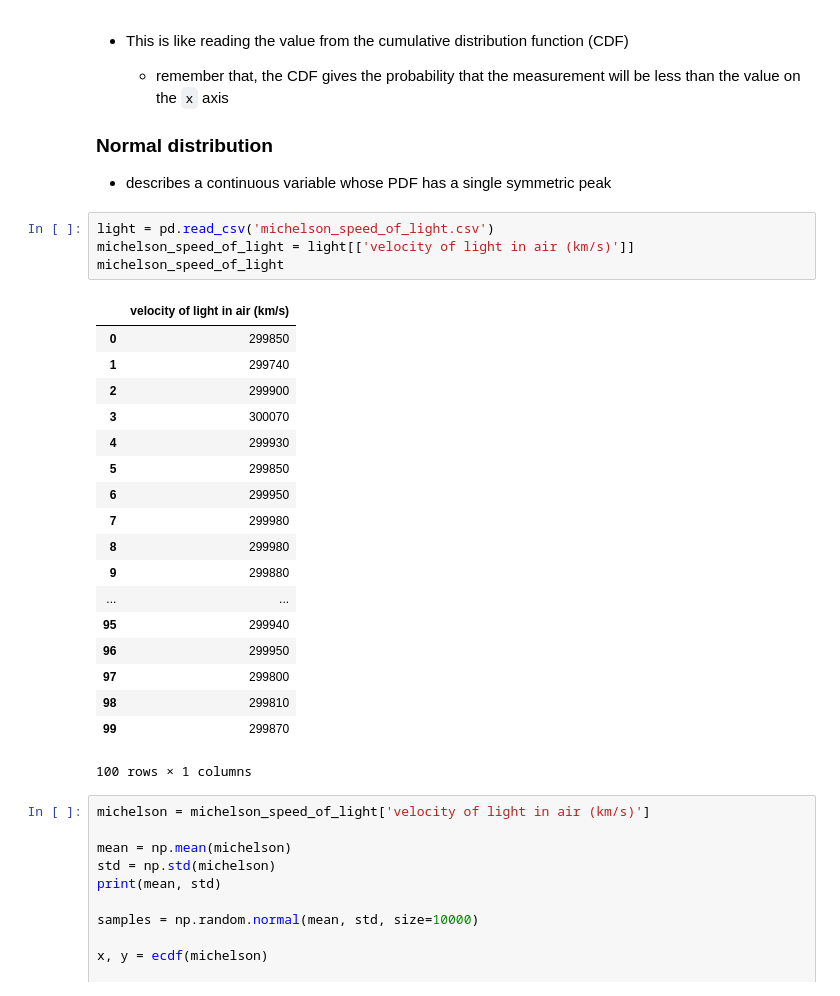
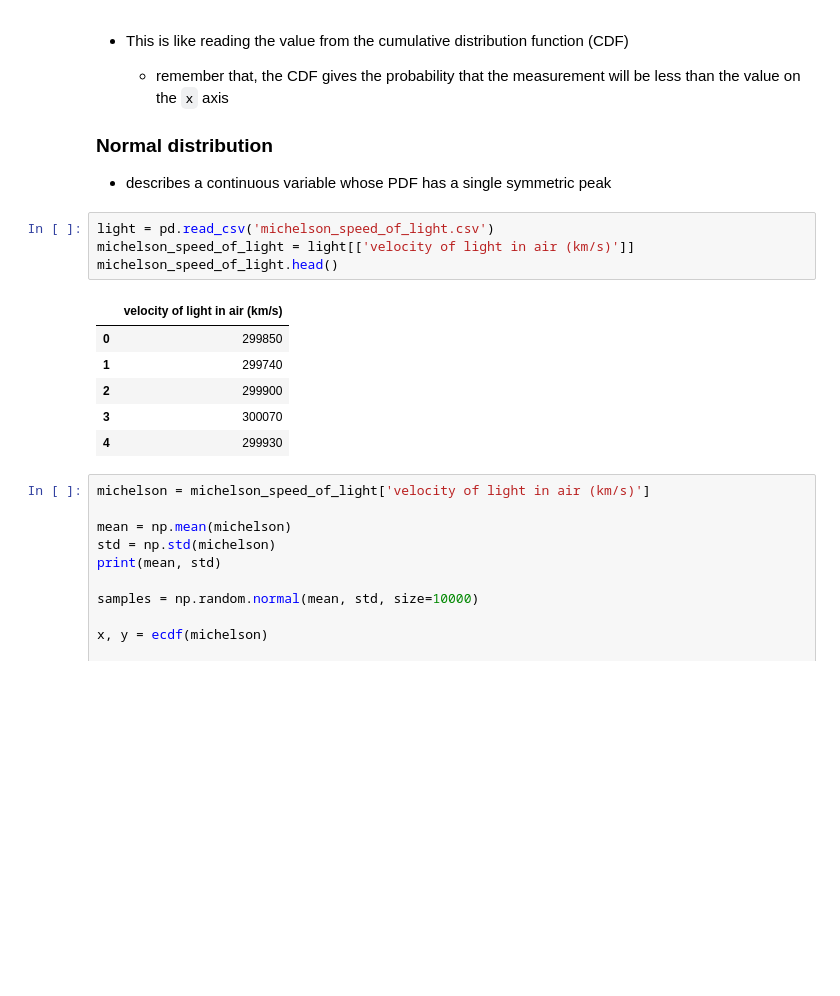
Before and after one commit to cschellenberger/Data-Science-Learning, a Jupyter notebook: Statistical Thinking.ipynb, the cells around one changed output. Saved outputs shown, nothing was run; the diff lists cells and outputs as text; blank space fills up the shorter version.

```diff
--- a/Statistical Thinking.ipynb
+++ b/Statistical Thinking.ipynb
@@ -774,26 +774,14 @@ Probability of seven or more no-hitters: 0.0074
 # %%
 light = pd.read_csv('michelson_speed_of_light.csv')
 michelson_speed_of_light = light[['velocity of light in air (km/s)']]
-michelson_speed_of_light
+michelson_speed_of_light.head()
 # %% [output]
 |  | velocity of light in air (km/s) |
 | 0 | 299850 |
 | 1 | 299740 |
 | 2 | 299900 |
 | 3 | 300070 |
 | 4 | 299930 |
-| 5 | 299850 |
-| 6 | 299950 |
-| 7 | 299980 |
-| 8 | 299980 |
-| 9 | 299880 |
-| ... | ... |
-| 95 | 299940 |
-| 96 | 299950 |
-| 97 | 299800 |
-| 98 | 299810 |
-| 99 | 299870 |
-100 rows × 1 columns
 # %%
 michelson = michelson_speed_of_light['velocity of light in air (km/s)']
 
```
Also changed, not shown: parts of 11 cells of this notebook.
